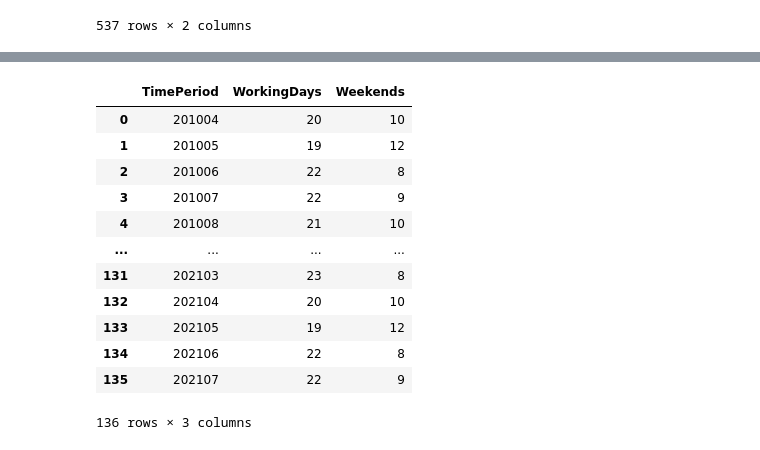
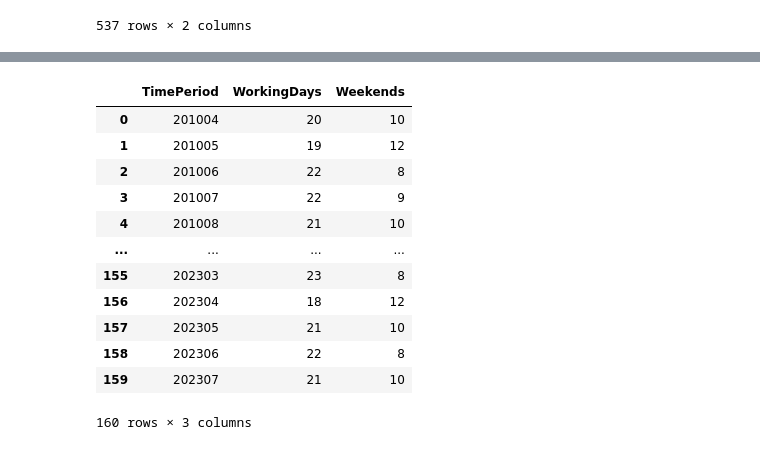
Before and after one commit to mlsystemdesignproject/neighbourhood-safety-prediction, a Jupyter notebook: notebooks/Data_exploration_borough.ipynb, the cells around one changed output, grey strips where cells are left out. Saved outputs shown, nothing was run; the diff lists cells and outputs as text; code cells hidden in the pictures.

```diff
--- a/notebooks/Data_exploration_borough.ipynb
+++ b/notebooks/Data_exploration_borough.ipynb
@@ -375,31 +390,31 @@ from workalendar.europe import UnitedKingdom
 # %%
 cal = UnitedKingdom()
 
 start_date = '2010-04-01'
-end_date = '2021-07-31'
+end_date = '2023-07-31'
 date_range = pd.date_range(start=start_date, end=end_date)
 results = []
 
 for month in pd.date_range(start=start_date, end=end_date, freq='MS'):
     first_day = month
     last_day = month + pd.offsets.MonthEnd()
     working_days = sum(1 for date in pd.date_range(start=first_day, end=last_day) if cal.is_working_day(date))
     weekends = sum(1 for date in pd.date_range(start=first_day, end=last_day) if not cal.is_working_day(date))
     results.append({'TimePeriod': first_day.strftime('%Y%m'), 'WorkingDays': working_days, 'Weekends': weekends})
 
 days_a_month_df = pd.DataFrame(results)
 days_a_month_df
 # %% [output]
 |  | TimePeriod | WorkingDays | Weekends |
 | 0 | 201004 | 20 | 10 |
 | 1 | 201005 | 19 | 12 |
 | 2 | 201006 | 22 | 8 |
 | 3 | 201007 | 22 | 9 |
 | 4 | 201008 | 21 | 10 |
 | ... | ... | ... | ... |
-| 131 | 202103 | 23 | 8 |
-| 132 | 202104 | 20 | 10 |
-| 133 | 202105 | 19 | 12 |
-| 134 | 202106 | 22 | 8 |
-| 135 | 202107 | 22 | 9 |
+| 155 | 202303 | 23 | 8 |
+| 156 | 202304 | 18 | 12 |
+| 157 | 202305 | 21 | 10 |
+| 158 | 202306 | 22 | 8 |
+| 159 | 202307 | 21 | 10 |
-136 rows × 3 columns
+160 rows × 3 columns
```
Also changed, not shown: parts of 30 cells of this notebook.
